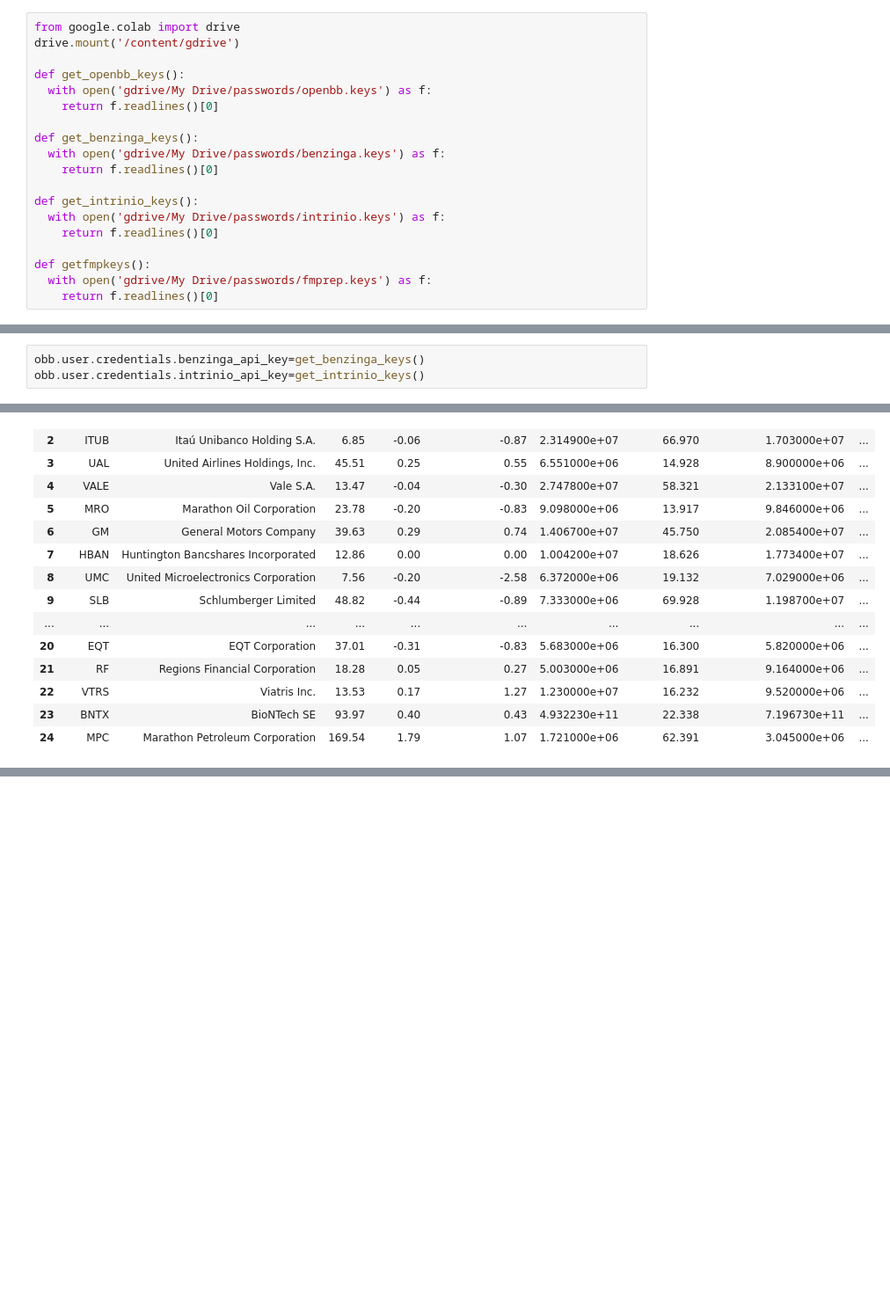
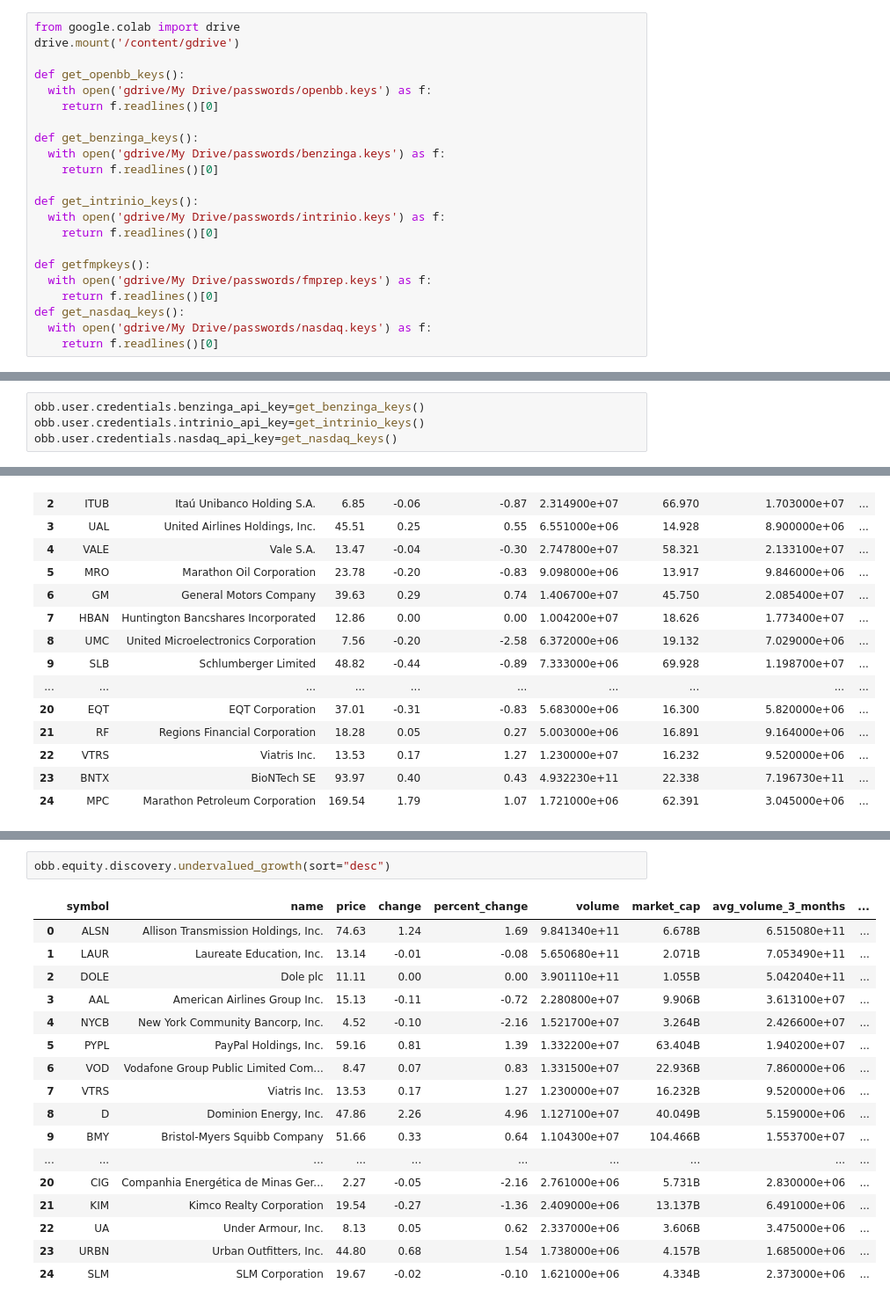
Before and after one commit to mmistroni/OpenBB_Experiments, a Jupyter notebook: OpenBBFinancialAnalysis.ipynb, the cells around one changed output, grey strips where cells are left out. Shown: that part at 88% size. Drawn from its saved outputs; the diff is of its cells as text; blank space fills up the shorter version.

```diff
--- a/OpenBBFinancialAnalysis.ipynb
+++ b/OpenBBFinancialAnalysis.ipynb
@@ -69,4 +69,7 @@ def get_intrinio_keys():
 def getfmpkeys():
   with open('gdrive/My Drive/passwords/fmprep.keys') as f:
     return f.readlines()[0]
+def get_nasdaq_keys():
+  with open('gdrive/My Drive/passwords/nasdaq.keys') as f:
+    return f.readlines()[0]
 # %% [output]
@@ -80,6 +83,7 @@ obb.account.login(pat=get_openbb_keys())
 # %%
 obb.user.credentials.benzinga_api_key=get_benzinga_keys()
 obb.user.credentials.intrinio_api_key=get_intrinio_keys()
+obb.user.credentials.nasdaq_api_key=get_nasdaq_keys()
 # %%
 # Verify that the credentials from Hub were loaded successfully.
 
@@ -547,0 +562,20 @@ obb.equity.discovery.undervalued_large_caps(sort="desc")
+# %%
+obb.equity.discovery.undervalued_growth(sort="desc")
+# %% [output]
+|  | symbol | name | price | change | percent_change | volume | market_cap | avg_volume_3_months | ... |
+| 0 | ALSN | Allison Transmission Holdings, Inc. | 74.63 | 1.24 | 1.69 | 9.841340e+11 | 6.678B | 6.515080e+11 | ... |
+| 1 | LAUR | Laureate Education, Inc. | 13.14 | -0.01 | -0.08 | 5.650680e+11 | 2.071B | 7.053490e+11 | ... |
+| 2 | DOLE | Dole plc | 11.11 | 0.00 | 0.00 | 3.901110e+11 | 1.055B | 5.042040e+11 | ... |
+| 3 | AAL | American Airlines Group Inc. | 15.13 | -0.11 | -0.72 | 2.280800e+07 | 9.906B | 3.613100e+07 | ... |
+| 4 | NYCB | New York Community Bancorp, Inc. | 4.52 | -0.10 | -2.16 | 1.521700e+07 | 3.264B | 2.426600e+07 | ... |
+| 5 | PYPL | PayPal Holdings, Inc. | 59.16 | 0.81 | 1.39 | 1.332200e+07 | 63.404B | 1.940200e+07 | ... |
+| 6 | VOD | Vodafone Group Public Limited Com... | 8.47 | 0.07 | 0.83 | 1.331500e+07 | 22.936B | 7.860000e+06 | ... |
+| 7 | VTRS | Viatris Inc. | 13.53 | 0.17 | 1.27 | 1.230000e+07 | 16.232B | 9.520000e+06 | ... |
+| 8 | D | Dominion Energy, Inc. | 47.86 | 2.26 | 4.96 | 1.127100e+07 | 40.049B | 5.159000e+06 | ... |
+| 9 | BMY | Bristol-Myers Squibb Company | 51.66 | 0.33 | 0.64 | 1.104300e+07 | 104.466B | 1.553700e+07 | ... |
+| ... | ... | ... | ... | ... | ... | ... | ... | ... | ... |
+| 20 | CIG | Companhia Energética de Minas Ger... | 2.27 | -0.05 | -2.16 | 2.761000e+06 | 5.731B | 2.830000e+06 | ... |
+| 21 | KIM | Kimco Realty Corporation | 19.54 | -0.27 | -1.36 | 2.409000e+06 | 13.137B | 6.491000e+06 | ... |
+| 22 | UA | Under Armour, Inc. | 8.13 | 0.05 | 0.62 | 2.337000e+06 | 3.606B | 3.475000e+06 | ... |
+| 23 | URBN | Urban Outfitters, Inc. | 44.80 | 0.68 | 1.54 | 1.738000e+06 | 4.157B | 1.685000e+06 | ... |
+| 24 | SLM | SLM Corporation | 19.67 | -0.02 | -0.10 | 1.621000e+06 | 4.334B | 2.373000e+06 | ... |
```
Also changed, not shown: parts of 2 cells of this notebook.
